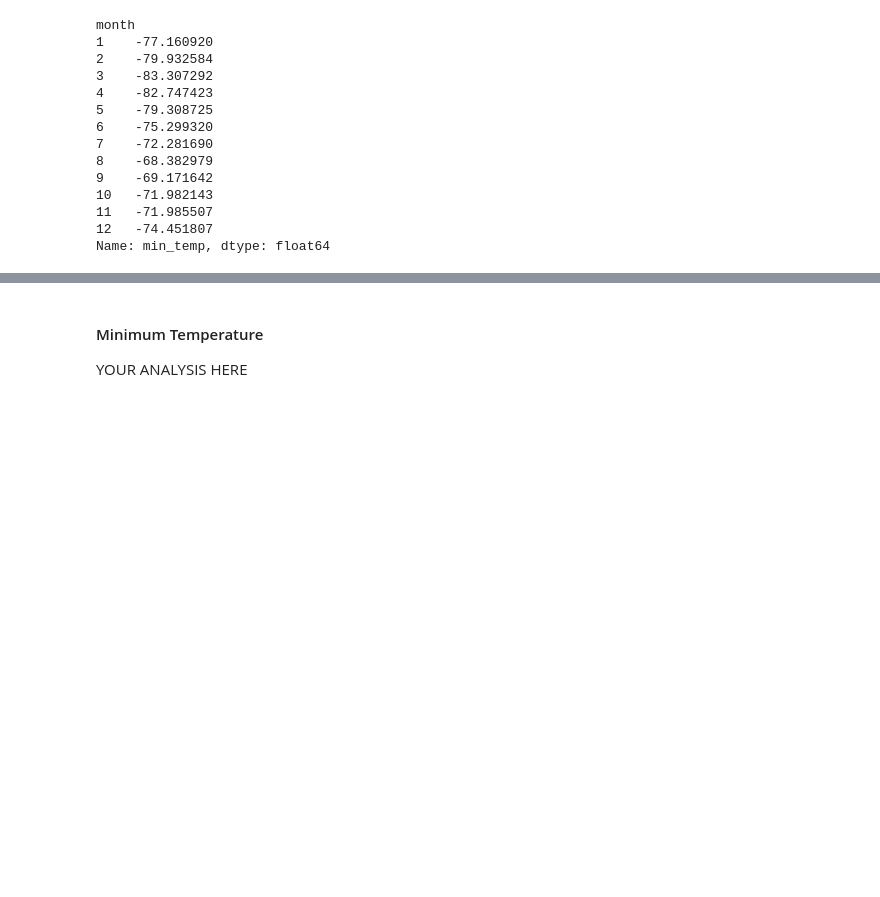
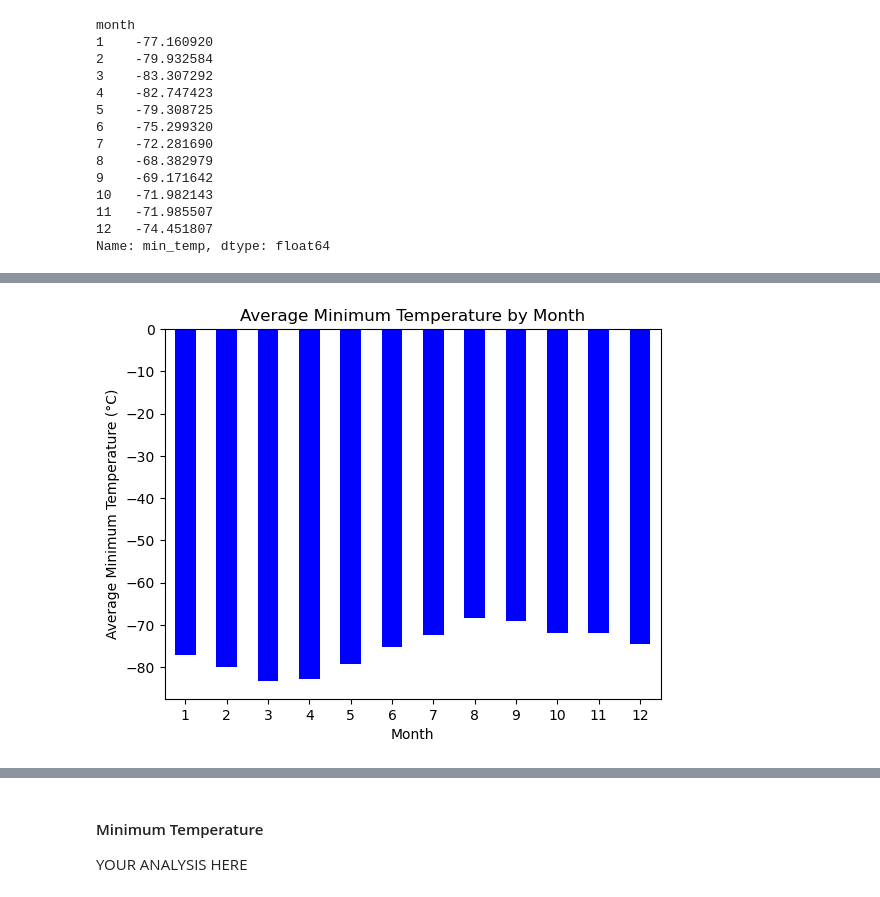
Before and after one commit to Kathyvng/beautiful_soup_challenge, a Jupyter notebook: part_2_mars_weather.ipynb, the cells around one changed output, grey strips where cells are left out. Saved outputs shown, nothing was run; the diff lists cells and outputs as text; code cells hidden in the pictures; blank space fills up the shorter version.

```diff
--- a/part_2_mars_weather.ipynb
+++ b/part_2_mars_weather.ipynb
@@ -138,5 +142,10 @@ Analyze your dataset by using Pandas functions to answer the following questions
 # %%
 # 3. What is the average minimum temperature by month?
+# Group by month and calculate the average minimum temperature for each month
+avg_min_temp_by_month = df.groupby('month')['min_temp'].mean()
+
+# Display the result
+print(avg_min_temp_by_month)
 # %% [output]
 month
 1    -77.160920
@@ -187,0 +164,9 @@ Name: pressure, dtype: float64
+# %%
+# Plot the average minimum temperature by month
+avg_min_temp_by_month.plot(kind='bar', title="Average Minimum Temperature by Month", color='blue')
+plt.xlabel('Month')
+plt.ylabel('Average Minimum Temperature (°C)')
+plt.xticks(rotation=0)  # Optional: keeps month labels horizontal
+plt.show()
+# %% [output]
+[figure, added]
```
Also changed, not shown: parts of 12 cells of this notebook, 1 other file.
